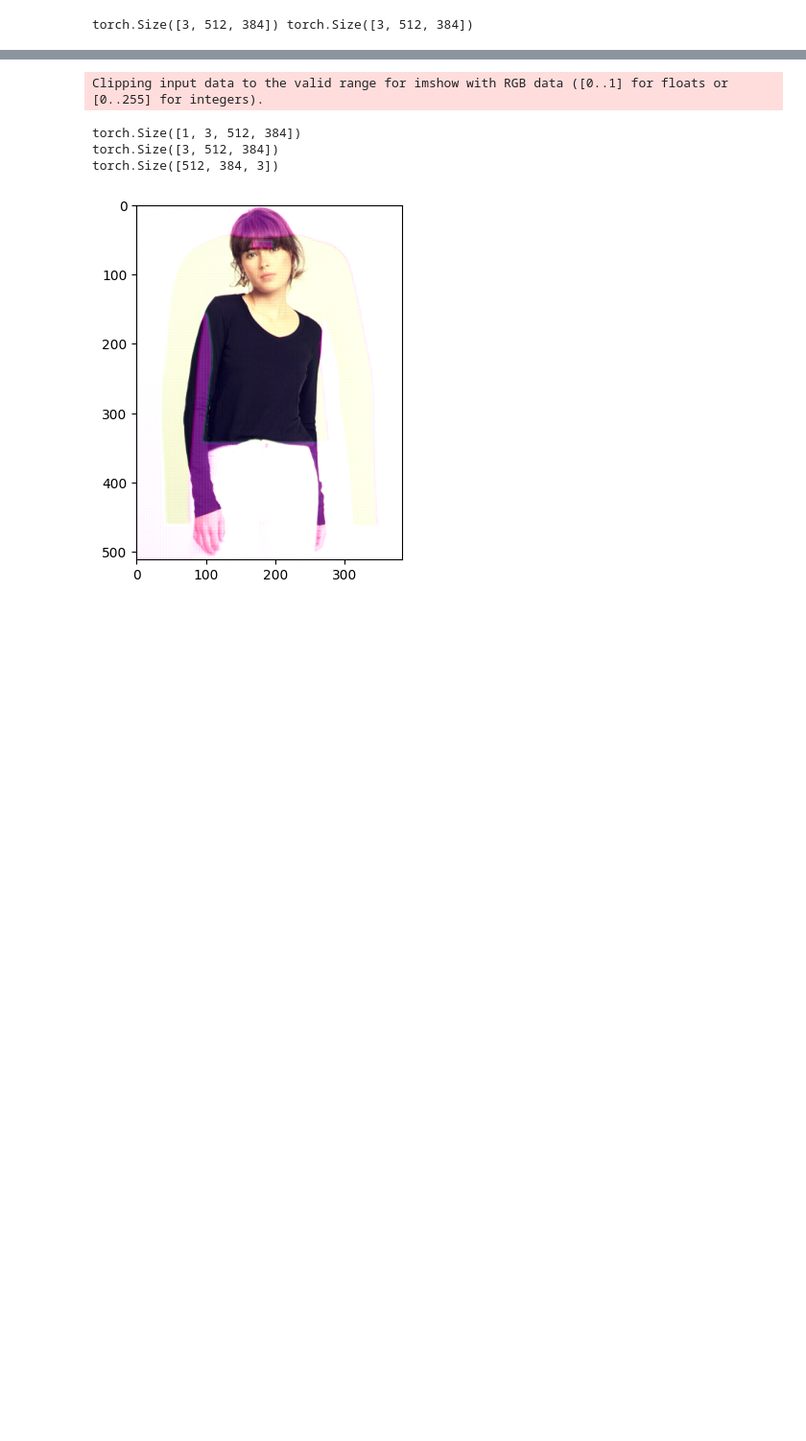
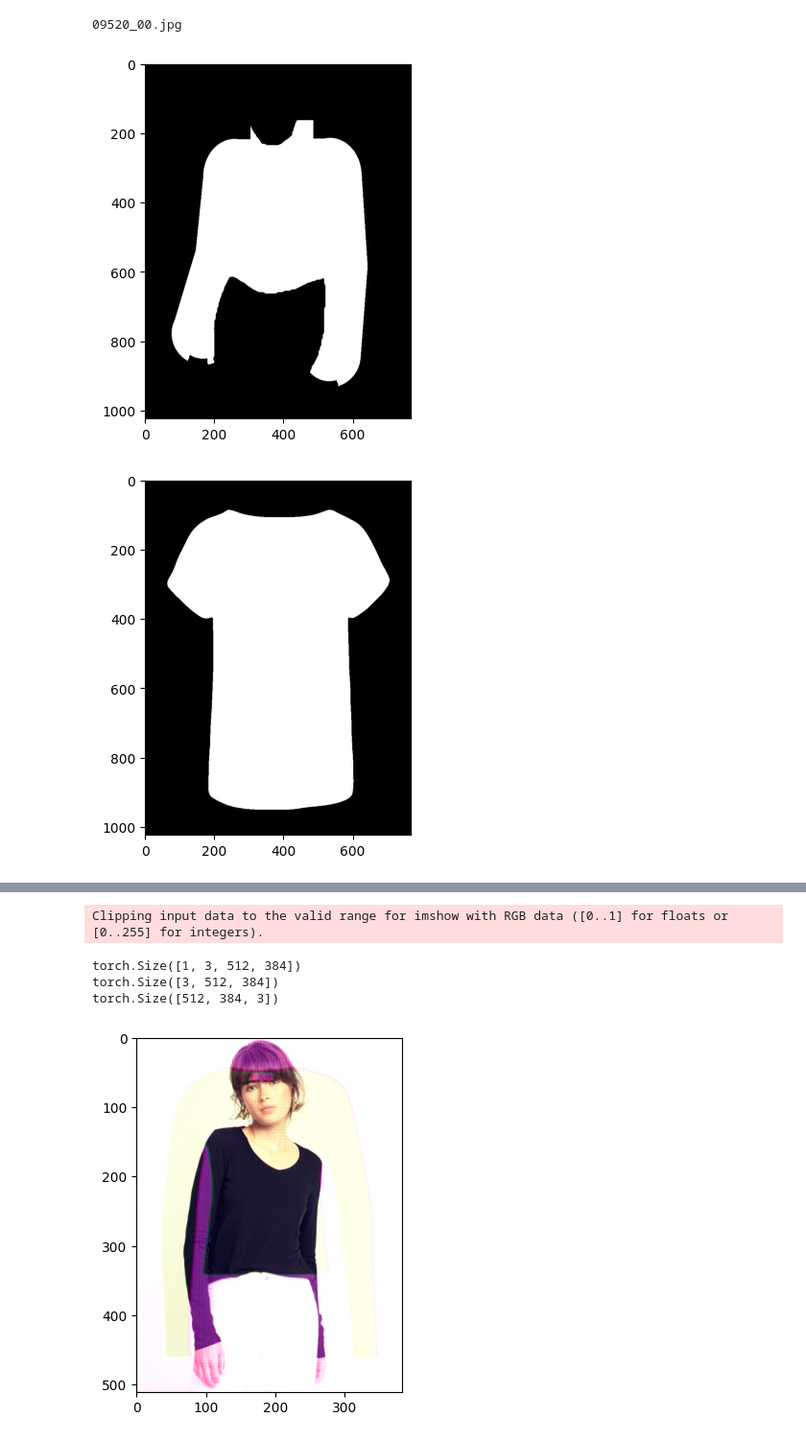
Before and after one commit to julenurchoeguia/vton, a Jupyter notebook: notebooks/test.ipynb, the cells around one changed output, grey strips where cells are left out. Shown at 96% size. Cells and saved outputs as stored; diff of their text form; code cells hidden in the pictures; blank space fills up the shorter version.

Commit message:
feat(scm-to-refiners):dataset class

```diff
--- a/notebooks/test.ipynb
+++ b/notebooks/test.ipynb
@@ -16,32 +6,0 @@ from src.models.scm_from_article import NAFNet_Combine
-# %%
-# Load image from /var/hub/VITON-HD/train/image/03308_00.jpg
-from PIL import Image
-from refiners.fluxion.utils import image_to_tensor
-def load_image(image_path: str) -> Image.Image:
-        try:
-            image = Image.open(image_path).convert("RGB")
-            image = image_to_tensor(image).squeeze(0)
-            return image
-        except Exception as e:
-            print(f"Error loading image '{file}': {e}")
-            return None
-
-path_gt = '/var/hub/VITON-HD/test/image/00006_00.jpg'
-path_result = '/var/hub/VITON-HD-results-ladi-vton/paired/upper_body/00006_00.jpg'
-path_clothed = '/var/hub/VITON-HD/test/cloth/00006_00.jpg'
-image_gt = load_image(path_gt)
-image_result = load_image(path_result)
-image_cloth = load_image(path_clothed)
-
-transform = transforms.Compose([
-    transforms.Resize((512, 384))  # Resize to 512x384
-])
-
-# resized_gt = transform(image_gt)
-resized_cloth = transform(image_cloth)
-# resized_cloth = image_cloth
-
-print(resized_cloth.shape,  image_result.shape)
-concat_image = torch.cat((resized_cloth, image_result),0)
-# %% [output]
-torch.Size([3, 512, 384]) torch.Size([3, 512, 384])
@@ -49,0 +7,36 @@ batch = torch.unsqueeze(concat_image, 0)
+# %%
+path_generated_images = "/var/hub/VITON-HD-results-ladi-vton"
+path_garment_images = "/var/hub/VITON-HD/test"
+mode = "train"
+
+dataset = SCMDataset(path_generated_images, path_garment_images, mode)
+elemt = dataset[1]
+# %%
+# Display different images
+import PIL
+import numpy as np
+import matplotlib.pyplot as plt
+from refiners.fluxion.utils import tensor_to_image
+
+def display_image(image):
+    image_to_display = tensor_to_image(image.unsqueeze(0))
+    plt.imshow(image_to_display)
+    plt.show()
+# %%
+
+print(elemt["file_name"])
+for key in [
+        "model_mask",
+        "cloth_mask",
+        "model_generated",
+        "cloth",
+        "model_real",
+        "input_cloth",
+        "input_model_generate",
+        "target",
+    ]:
+    display_image(elemt[key])
+# %% [output]
+09520_00.jpg
+[figure, added]
+[figure, added]
```
Also changed, not shown: parts of 4 cells of this notebook, 5 other files.
